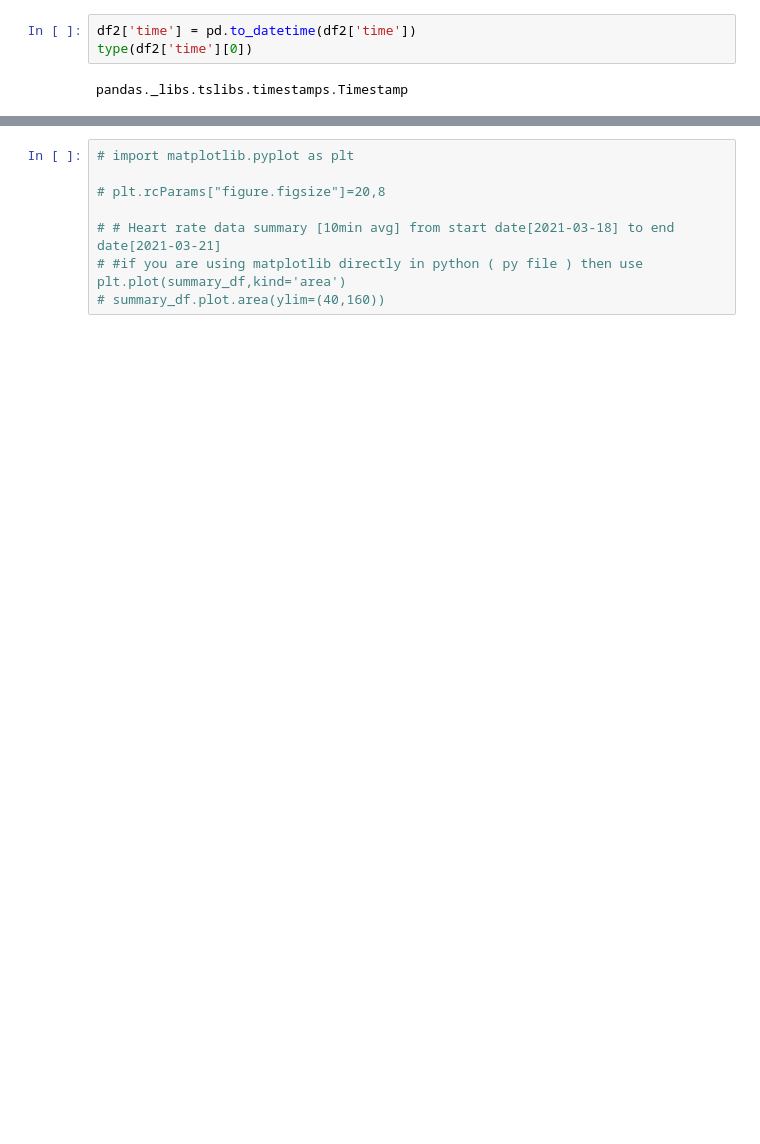
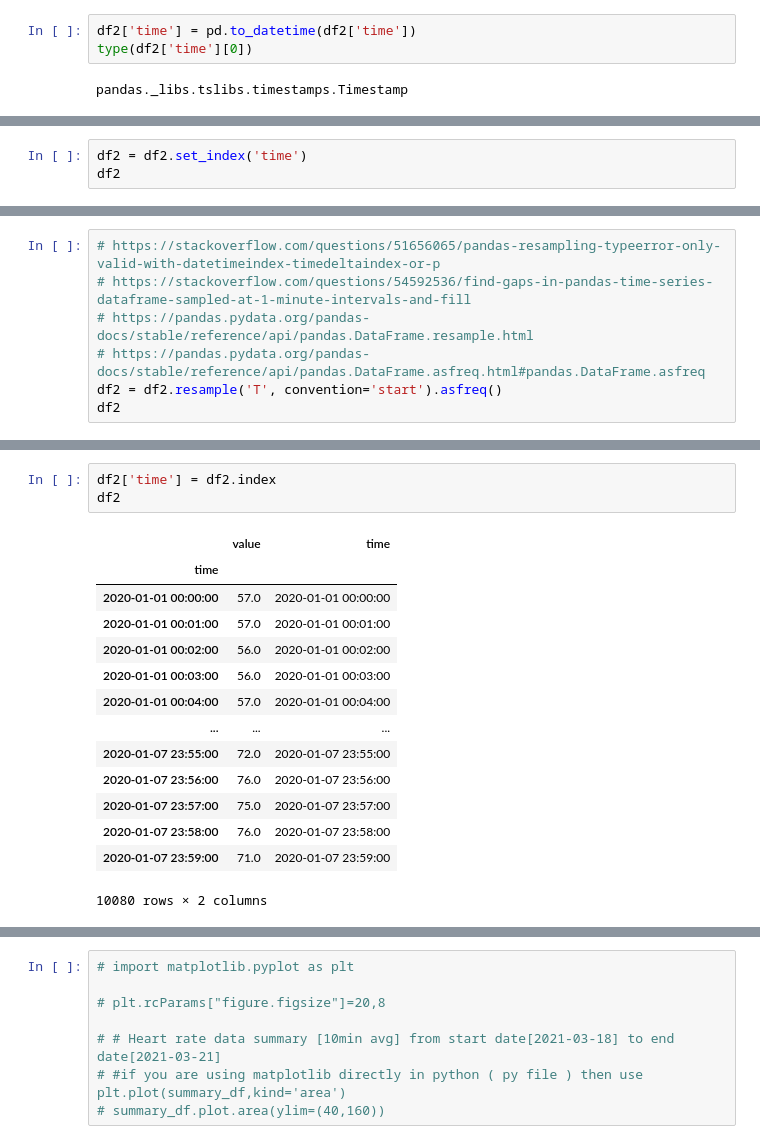
Before and after one commit to mcwaage1/qs, a Jupyter notebook: fitbit/fitbit_downloader.ipynb, the cells around one changed output, grey strips where cells are left out. Cells and saved outputs as stored; diff of their text form; blank space fills up the shorter version.

```diff
--- a/fitbit/fitbit_downloader.ipynb
+++ b/fitbit/fitbit_downloader.ipynb
@@ -170,0 +156,3 @@ ValueError: You are trying to merge on object and int64 columns. If you wish to
+# %%
+df2 = df2.set_index('time')
+df2
@@ -170,0 +176,7 @@ ValueError: You are trying to merge on object and int64 columns. If you wish to
+# %%
+# https://stackoverflow.com/questions/51656065/pandas-resampling-typeerror-only-valid-with-datetimeindex-timedeltaindex-or-p
+# https://stackoverflow.com/questions/54592536/find-gaps-in-pandas-time-series-dataframe-sampled-at-1-minute-intervals-and-fill
+# https://pandas.pydata.org/pandas-docs/stable/reference/api/pandas.DataFrame.resample.html
+# https://pandas.pydata.org/pandas-docs/stable/reference/api/pandas.DataFrame.asfreq.html#pandas.DataFrame.asfreq
+df2 = df2.resample('T', convention='start').asfreq()
+df2
@@ -171 +198,19 @@ ValueError: You are trying to merge on object and int64 columns. If you wish to
+# %%
+df2['time'] = df2.index
+df2
+# %% [output]
+|  | value | time |
+| time |  |  |
+| 2020-01-01 00:00:00 | 57.0 | 2020-01-01 00:00:00 |
+| 2020-01-01 00:01:00 | 57.0 | 2020-01-01 00:01:00 |
+| 2020-01-01 00:02:00 | 56.0 | 2020-01-01 00:02:00 |
+| 2020-01-01 00:03:00 | 56.0 | 2020-01-01 00:03:00 |
+| 2020-01-01 00:04:00 | 57.0 | 2020-01-01 00:04:00 |
+| ... | ... | ... |
+| 2020-01-07 23:55:00 | 72.0 | 2020-01-07 23:55:00 |
+| 2020-01-07 23:56:00 | 76.0 | 2020-01-07 23:56:00 |
+| 2020-01-07 23:57:00 | 75.0 | 2020-01-07 23:57:00 |
+| 2020-01-07 23:58:00 | 76.0 | 2020-01-07 23:58:00 |
+| 2020-01-07 23:59:00 | 71.0 | 2020-01-07 23:59:00 |
+10080 rows × 2 columns
 # %%
```
Also changed, not shown: parts of 20 cells of this notebook, 1 other file.
